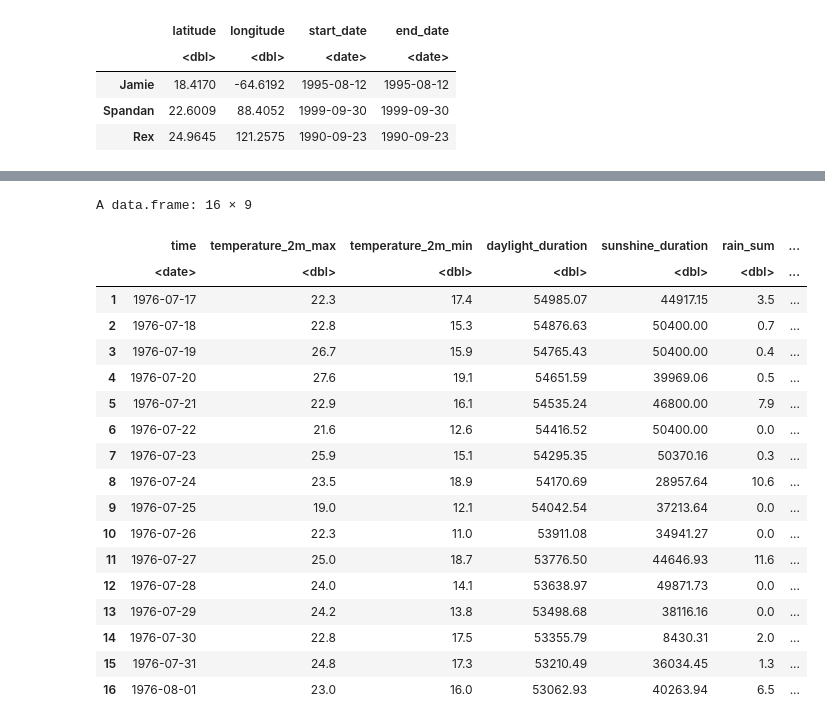
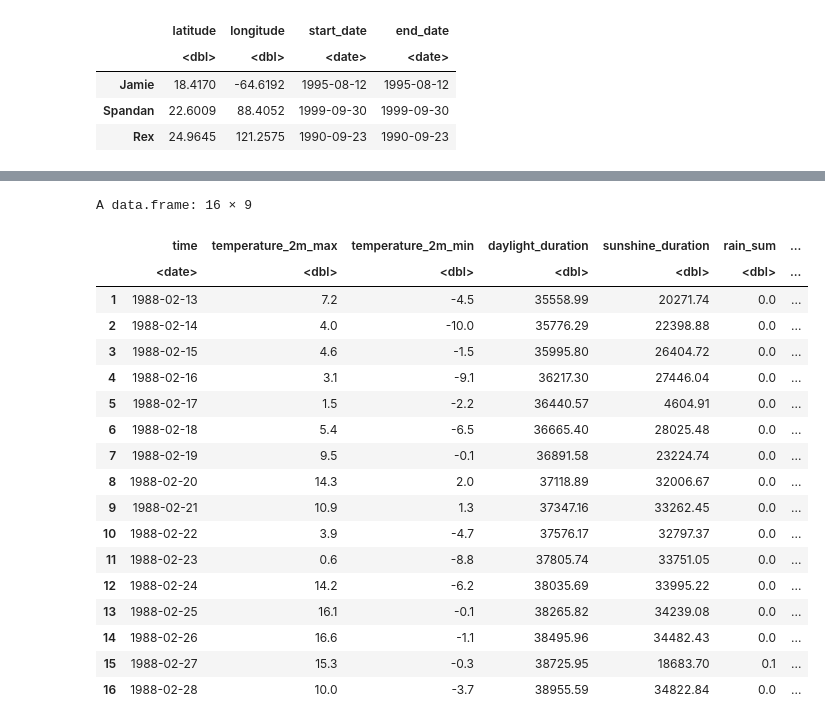
Before and after one commit to spandandey12/Data534_project, a Jupyter notebook: api_wrapper.ipynb, the cells around one changed output, grey strips where cells are left out. Cells and saved outputs as stored; diff of their text form; code cells hidden in the pictures.

```diff
--- a/api_wrapper.ipynb
+++ b/api_wrapper.ipynb
@@ -194,34 +194,34 @@ A data.frame: 3 × 4
 # %%
-vancouver_olympics <- canadian_olympics["Montreal", ]
+vancouver_olympics <- canadian_olympics["Calgary", ]
 
 daily_data <- get_historical_weather_daily(
 	vancouver_olympics$latitude,
 	vancouver_olympics$longitude,
 	vancouver_olympics$start_date,
 	vancouver_olympics$end_date
 )
 
 head(daily_data, 20)
 # %% [output]
 A data.frame: 16 × 9
 |  | time | temperature_2m_max | temperature_2m_min | daylight_duration | sunshine_duration | rain_sum | ... |
 |  | <date> | <dbl> | <dbl> | <dbl> | <dbl> | <dbl> | ... |
-| 1 | 1976-07-17 | 22.3 | 17.4 | 54985.07 | 44917.15 | 3.5 | ... |
-| 2 | 1976-07-18 | 22.8 | 15.3 | 54876.63 | 50400.00 | 0.7 | ... |
-| 3 | 1976-07-19 | 26.7 | 15.9 | 54765.43 | 50400.00 | 0.4 | ... |
-| 4 | 1976-07-20 | 27.6 | 19.1 | 54651.59 | 39969.06 | 0.5 | ... |
-| 5 | 1976-07-21 | 22.9 | 16.1 | 54535.24 | 46800.00 | 7.9 | ... |
-| 6 | 1976-07-22 | 21.6 | 12.6 | 54416.52 | 50400.00 | 0.0 | ... |
-| 7 | 1976-07-23 | 25.9 | 15.1 | 54295.35 | 50370.16 | 0.3 | ... |
-| 8 | 1976-07-24 | 23.5 | 18.9 | 54170.69 | 28957.64 | 10.6 | ... |
-| 9 | 1976-07-25 | 19.0 | 12.1 | 54042.54 | 37213.64 | 0.0 | ... |
-| 10 | 1976-07-26 | 22.3 | 11.0 | 53911.08 | 34941.27 | 0.0 | ... |
-| 11 | 1976-07-27 | 25.0 | 18.7 | 53776.50 | 44646.93 | 11.6 | ... |
-| 12 | 1976-07-28 | 24.0 | 14.1 | 53638.97 | 49871.73 | 0.0 | ... |
-| 13 | 1976-07-29 | 24.2 | 13.8 | 53498.68 | 38116.16 | 0.0 | ... |
-| 14 | 1976-07-30 | 22.8 | 17.5 | 53355.79 | 8430.31 | 2.0 | ... |
-| 15 | 1976-07-31 | 24.8 | 17.3 | 53210.49 | 36034.45 | 1.3 | ... |
-| 16 | 1976-08-01 | 23.0 | 16.0 | 53062.93 | 40263.94 | 6.5 | ... |
+| 1 | 1988-02-13 | 7.2 | -4.5 | 35558.99 | 20271.74 | 0.0 | ... |
+| 2 | 1988-02-14 | 4.0 | -10.0 | 35776.29 | 22398.88 | 0.0 | ... |
+| 3 | 1988-02-15 | 4.6 | -1.5 | 35995.80 | 26404.72 | 0.0 | ... |
+| 4 | 1988-02-16 | 3.1 | -9.1 | 36217.30 | 27446.04 | 0.0 | ... |
+| 5 | 1988-02-17 | 1.5 | -2.2 | 36440.57 | 4604.91 | 0.0 | ... |
+| 6 | 1988-02-18 | 5.4 | -6.5 | 36665.40 | 28025.48 | 0.0 | ... |
+| 7 | 1988-02-19 | 9.5 | -0.1 | 36891.58 | 23224.74 | 0.0 | ... |
+| 8 | 1988-02-20 | 14.3 | 2.0 | 37118.89 | 32006.67 | 0.0 | ... |
+| 9 | 1988-02-21 | 10.9 | 1.3 | 37347.16 | 33262.45 | 0.0 | ... |
+| 10 | 1988-02-22 | 3.9 | -4.7 | 37576.17 | 32797.37 | 0.0 | ... |
+| 11 | 1988-02-23 | 0.6 | -8.8 | 37805.74 | 33751.05 | 0.0 | ... |
+| 12 | 1988-02-24 | 14.2 | -6.2 | 38035.69 | 33995.22 | 0.0 | ... |
+| 13 | 1988-02-25 | 16.1 | -0.1 | 38265.82 | 34239.08 | 0.0 | ... |
+| 14 | 1988-02-26 | 16.6 | -1.1 | 38495.96 | 34482.43 | 0.0 | ... |
+| 15 | 1988-02-27 | 15.3 | -0.3 | 38725.95 | 18683.70 | 0.1 | ... |
+| 16 | 1988-02-28 | 10.0 | -3.7 | 38955.59 | 34822.84 | 0.0 | ... |
 # %%
 hourly_data <- get_historical_weather_hourly(
 	vancouver_olympics$latitude,
```
Also changed, not shown: parts of 6 cells of this notebook, 5 other files.
